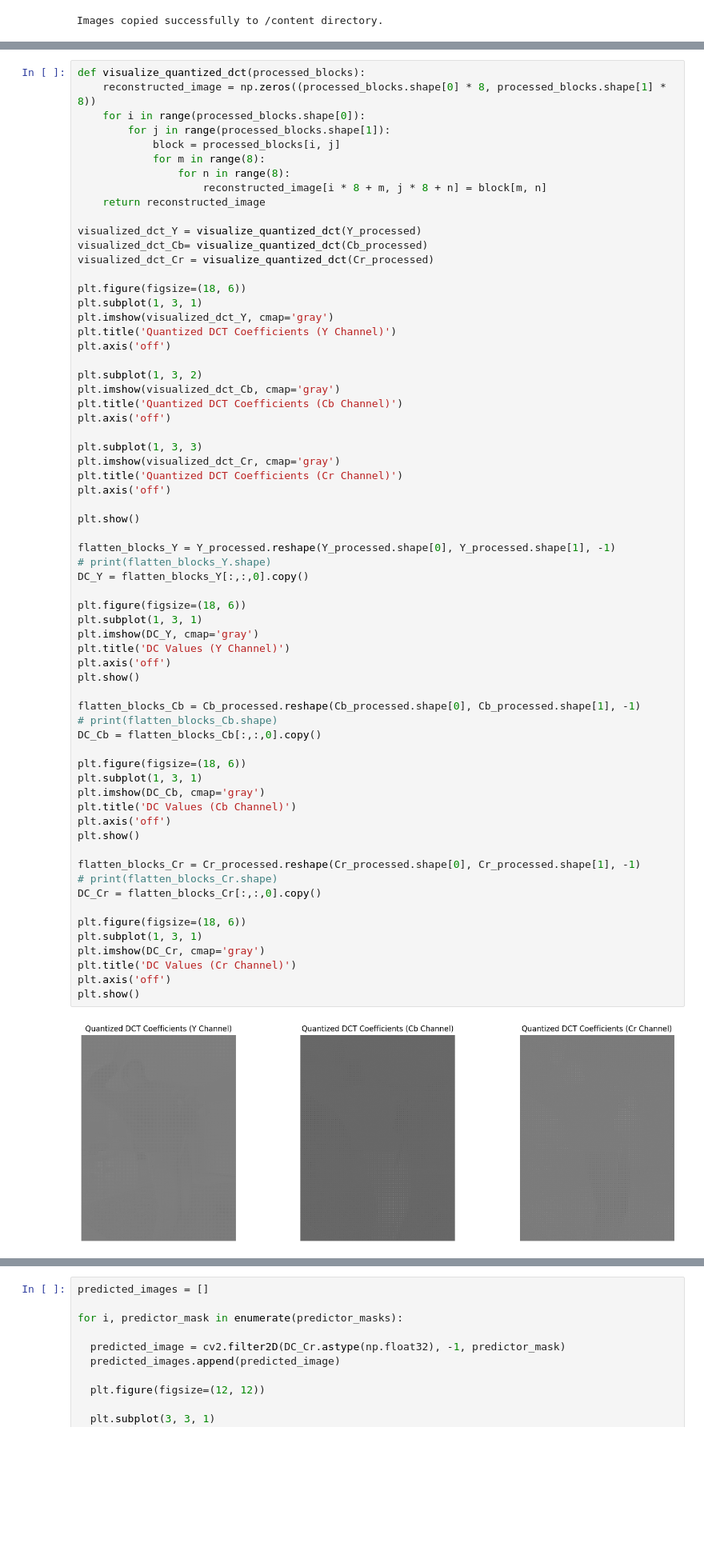
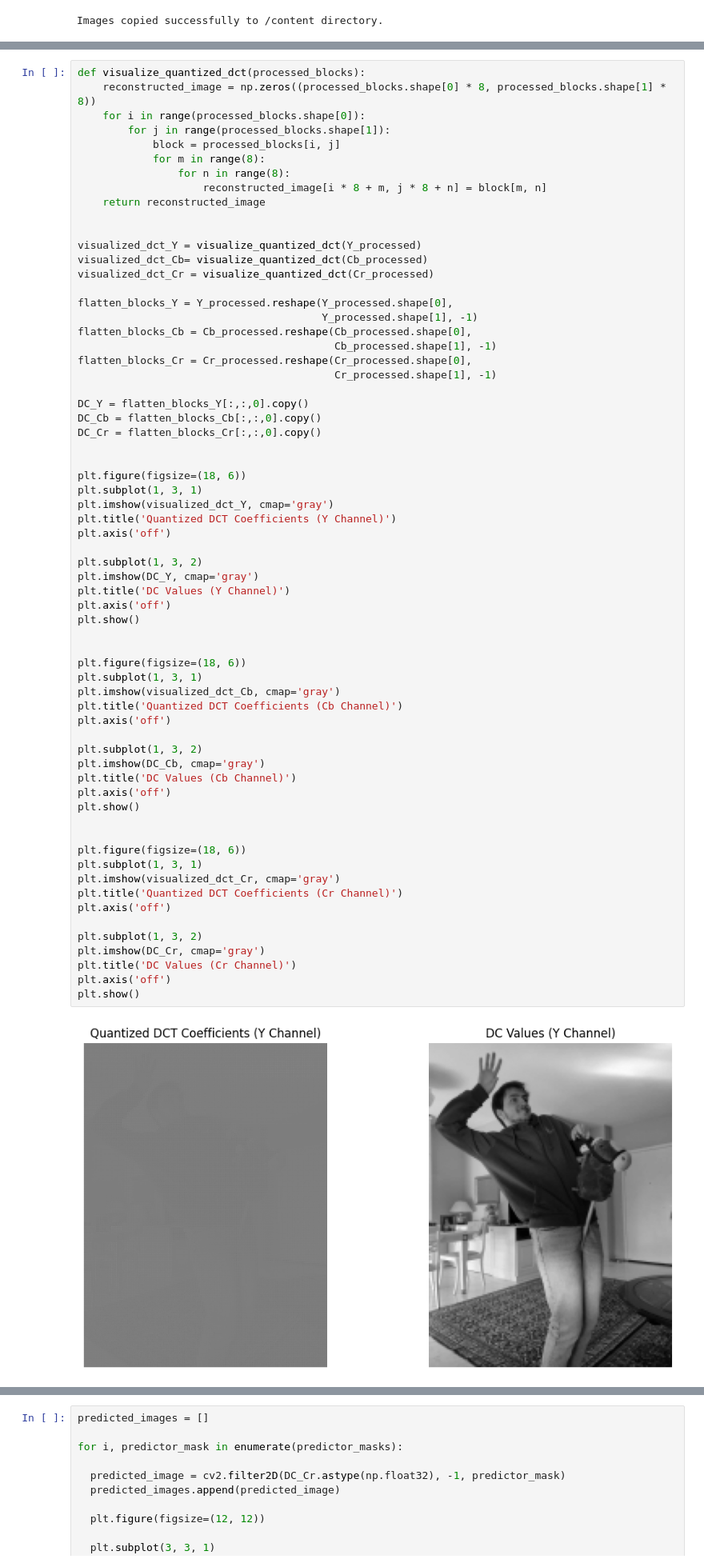
Before and after one commit to iliaxant/DIP_HW_2_image_compression, a Jupyter notebook: DIP_HW_2.ipynb, the cells around one changed output, grey strips where cells are left out. Shown at 80% size. Saved outputs shown, nothing was run; the diff lists cells and outputs as text; blank space fills up the shorter version.

```diff
--- a/DIP_HW_2.ipynb
+++ b/DIP_HW_2.ipynb
@@ -158,59 +148,59 @@ def visualize_quantized_dct(processed_blocks):
                     reconstructed_image[i * 8 + m, j * 8 + n] = block[m, n]
     return reconstructed_image
 
+
 visualized_dct_Y = visualize_quantized_dct(Y_processed)
 visualized_dct_Cb= visualize_quantized_dct(Cb_processed)
 visualized_dct_Cr = visualize_quantized_dct(Cr_processed)
+
+flatten_blocks_Υ = Y_processed.reshape(Y_processed.shape[0],
+                                       Y_processed.shape[1], -1)
+flatten_blocks_Cb = Cb_processed.reshape(Cb_processed.shape[0],
+                                         Cb_processed.shape[1], -1)
+flatten_blocks_Cr = Cr_processed.reshape(Cr_processed.shape[0],
+                                         Cr_processed.shape[1], -1)
+
+DC_Y = flatten_blocks_Υ[:,:,0].copy()
+DC_Cb = flatten_blocks_Cb[:,:,0].copy()
+DC_Cr = flatten_blocks_Cr[:,:,0].copy()
+
 
 plt.figure(figsize=(18, 6))
 plt.subplot(1, 3, 1)
 plt.imshow(visualized_dct_Y, cmap='gray')
 plt.title('Quantized DCT Coefficients (Y Channel)')
 plt.axis('off')
 
 plt.subplot(1, 3, 2)
-plt.imshow(visualized_dct_Cb, cmap='gray')
-plt.title('Quantized DCT Coefficients (Cb Channel)')
-plt.axis('off')
-
-plt.subplot(1, 3, 3)
-plt.imshow(visualized_dct_Cr, cmap='gray')
-plt.title('Quantized DCT Coefficients (Cr Channel)')
-plt.axis('off')
-
-plt.show()
-
-flatten_blocks_Υ = Y_processed.reshape(Y_processed.shape[0], Y_processed.shape[1], -1)
-# print(flatten_blocks_Υ.shape)
-DC_Y = flatten_blocks_Υ[:,:,0].copy()
-
-plt.figure(figsize=(18, 6))
-plt.subplot(1, 3, 1)
 plt.imshow(DC_Y, cmap='gray')
 plt.title('DC Values (Y Channel)')
 plt.axis('off')
 plt.show()
 
-flatten_blocks_Cb = Cb_processed.reshape(Cb_processed.shape[0], Cb_processed.shape[1], -1)
-# print(flatten_blocks_Cb.shape)
-DC_Cb = flatten_blocks_Cb[:,:,0].copy()
 
 plt.figure(figsize=(18, 6))
 plt.subplot(1, 3, 1)
+plt.imshow(visualized_dct_Cb, cmap='gray')
+plt.title('Quantized DCT Coefficients (Cb Channel)')
+plt.axis('off')
+
+plt.subplot(1, 3, 2)
 plt.imshow(DC_Cb, cmap='gray')
 plt.title('DC Values (Cb Channel)')
 plt.axis('off')
 plt.show()
 
-flatten_blocks_Cr = Cr_processed.reshape(Cr_processed.shape[0], Cr_processed.shape[1], -1)
-# print(flatten_blocks_Cr.shape)
-DC_Cr = flatten_blocks_Cr[:,:,0].copy()
 
 plt.figure(figsize=(18, 6))
 plt.subplot(1, 3, 1)
+plt.imshow(visualized_dct_Cr, cmap='gray')
+plt.title('Quantized DCT Coefficients (Cr Channel)')
+plt.axis('off')
+
+plt.subplot(1, 3, 2)
 plt.imshow(DC_Cr, cmap='gray')
 plt.title('DC Values (Cr Channel)')
 plt.axis('off')
 plt.show()
 # %% [output]
-[figure, old version]
+[figure, new version]
```
Also changed, not shown: parts of 20 cells of this notebook.
